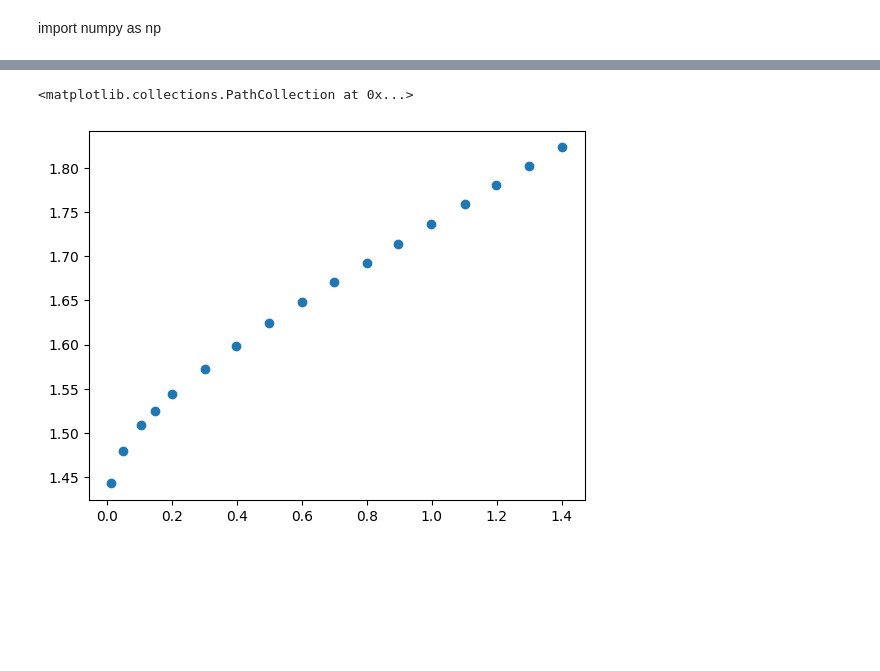
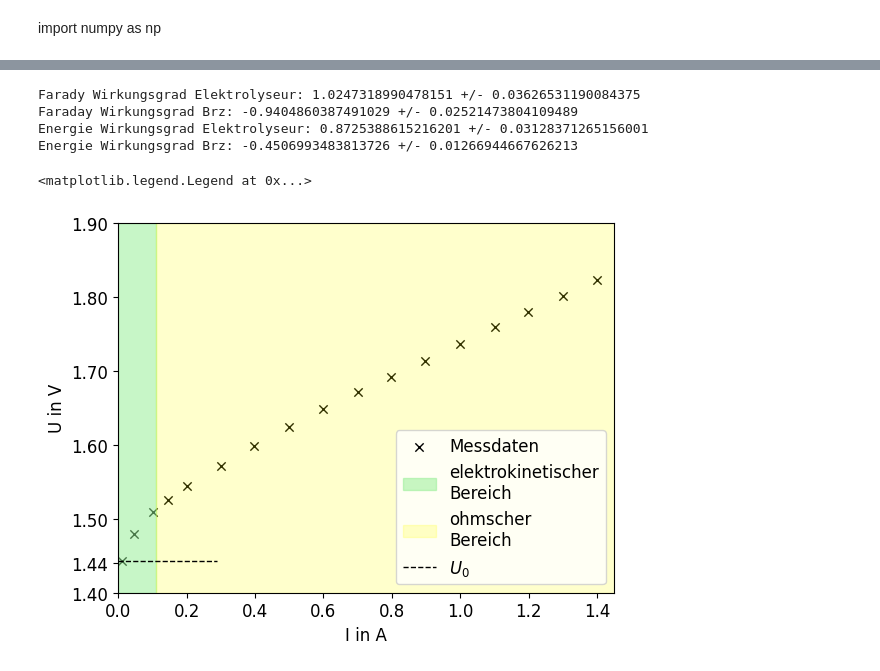
Before and after one commit to MaggdaDev/AP2, a Jupyter notebook: BRZ/brz.ipynb, the cells around one changed output, grey strips where cells are left out. Drawn from its saved outputs; the diff is of its cells as text; code cells hidden in the pictures; blank space fills up the shorter version.

```diff
--- a/BRZ/brz.ipynb
+++ b/BRZ/brz.ipynb
@@ -5,3 +5,7 @@ import numpy as np
 # %%
 import numpy as np
 import matplotlib.pyplot as plt
+from scipy.stats import linregress
+plt.rcParams['lines.linewidth'] = 1
+plt.rcParams['scatter.marker'] = "x"
+plt.rcParams['font.size'] = 12
@@ -11,10 +58,73 @@ produktionsrateVolumenH2Liter = np.array([4,11,20,26,34,42,50], dtype=float) / 1
+# %%
+f = 96485.3329
+z = 2.0
+iProduktion = 1
+iProduktionError = 0.03
+uProduktion = 1.74
+uProduktionError = 0.01
+
+iVerbrauch = 0.921
+iVerbrauchError = 0.014
+uVerbrauch = 0.710
+uVerbrauchError = 0.006
+
+energieKonstante = 11780
+
+molaresVolumenLiterProMol = 24.27
+
+wirkungsgradFaradayElektrolyseur = (z * f * produktionsrateLiterProSekunde) / (iProduktion * molaresVolumenLiterProMol)
+wirkungsgradFaradayElektrolyseurDelProduktionsrate = ( z * f) / (iProduktion * molaresVolumenLiterProMol)
+wirkungsgradFaradayElektrolyseurDelI = -(z * f * produktionsrateLiterProSekunde) / (molaresVolumenLiterProMol * (iProduktion ** 2.0))
+wirkungsgradFaradayElektrolyseurError = np.sqrt((wirkungsgradFaradayElektrolyseurDelProduktionsrate * produktionsrateLiterProSekundeError) ** 2.0 + (wirkungsgradFaradayElektrolyseurDelI * iProduktionError) ** 2.0)
+print("Farady Wirkungsgrad Elektrolyseur:", wirkungsgradFaradayElektrolyseur, "+/-", wirkungsgradFaradayElektrolyseurError)
+
+wirkungsgradFaradayBrz = (iVerbrauch * molaresVolumenLiterProMol) / (2 * f * verbrauchsrateLiterProSekunde)
+wirkungsgradFaradayBrzDelI = molaresVolumenLiterProMol / (2 * f * verbrauchsrateLiterProSekunde)
+wirkungsgradFaradayBrzDelVerbrauch = -(iVerbrauch * molaresVolumenLiterProMol) / (2 * f * (verbrauchsrateLiterProSekunde ** 2.0))
+wirkungsgradFaradayBrzError = np.sqrt((wirkungsgradFaradayBrzDelI * iVerbrauchError) ** 2.0 + (wirkungsgradFaradayBrzDelVerbrauch * verbrauchsrateLiterProSekundeError) ** 2.0)
+print("Faraday Wirkungsgrad Brz:", wirkungsgradFaradayBrz, "+/-", wirkungsgradFaradayBrzError)
+
+wirkungsgradEnergieElektrolyseur = energieKonstante * produktionsrateLiterProSekunde / (iProduktion * uProduktion)
+wirkungsgradEnergieElektrolyseurDelProduktionsrate = energieKonstante / (iProduktion * uProduktion)
+wirkungsgradEnergieElektrolyseurDelI = -energieKonstante * produktionsrateLiterProSekunde / (iProduktion ** 2.0 * uProduktion)
+wirkungsgradEnergieElektrolyseurDelU = -energieKonstante * produktionsrateLiterProSekunde / (iProduktion * (uProduktion ** 2.0))
+wirkungsgradEnergieElektrolyseurError = np.sqrt((wirkungsgradEnergieElektrolyseurDelProduktionsrate * produktionsrateLiterProSekundeError) ** 2.0
+                                                + (wirkungsgradEnergieElektrolyseurDelI * iProduktionError) ** 2.0
+                                                + (wirkungsgradEnergieElektrolyseurDelU * uProduktionError) ** 2.0)
+print("Energie Wirkungsgrad Elektrolyseur:", wirkungsgradEnergieElektrolyseur, "+/-", wirkungsgradEnergieElektrolyseurError)
+
+wirkungsgradEnergieBrz = (iVerbrauch * uVerbrauch) / ( energieKonstante * verbrauchsrateLiterProSekunde)
+wirkungsgradEnergieBrzDelI = uVerbrauch / (energieKonstante * verbrauchsrateLiterProSekunde)
+wirkungsgradEnergieBrzDelU = iVerbrauch / (energieKonstante * verbrauchsrateLiterProSekunde)
+wirkungsgradEnergieBrzDelVerbrauch = -(iVerbrauch * uVerbrauch) / (energieKonstante * (verbrauchsrateLiterProSekunde ** 2.0))
+wirkungsgradEnergieBrzError = np.sqrt((wirkungsgradEnergieBrzDelI * iVerbrauchError) ** 2.0
+                                        + (wirkungsgradEnergieBrzDelU * uVerbrauchError) ** 2.0
+                                        + (wirkungsgradEnergieBrzDelVerbrauch * verbrauchsrateLiterProSekundeError) ** 2.0)
+print("Energie Wirkungsgrad Brz:", wirkungsgradEnergieBrz, "+/-", wirkungsgradEnergieBrzError)
+# %% [output]
+Farady Wirkungsgrad Elektrolyseur: 1.0247318990478151 +/- 0.03626531190084375
+Faraday Wirkungsgrad Brz: -0.9404860387491029 +/- 0.02521473804109489
+Energie Wirkungsgrad Elektrolyseur: 0.8725388615216201 +/- 0.03128371265156001
+Energie Wirkungsgrad Brz: -0.4506993483813726 +/- 0.01266944667626213
 # %%
 iKennlinieDataAmpere = np.array([12, 47, 103, 147, 200, 300, 397, 498, 600, 700, 799, 896, 998, 1103, 1198, 1299, 1401], dtype=float) / 1000.0
 uKennlinieDataVolt = np.array([1443, 1480, 1509, 1525, 1544, 1572, 1598, 1624, 1648, 1671, 1692, 1714, 1737, 1759, 1780, 1802, 1823], dtype=float) / 1000.0
+plt.xlim(0, 1.45)
+plt.ylim(1.4, 1.85)
+plt.scatter(iKennlinieDataAmpere, uKennlinieDataVolt, label="Messdaten", color="black")
+min_voltage = np.min(uKennlinieDataVolt)
 
-plt.scatter(iKennlinieDataAmpere, uKennlinieDataVolt)
+plt.yticks(list(plt.yticks()[0]) + [1.44])
+
+plt.axvspan(0, 0.11,  color="lightgreen", alpha=0.5, label="elektrokinetischer\nBereich")
+plt.axvspan(0.11, 1.5,  color="yellow", alpha=0.2, label="ohmscher\nBereich")
+
+plt.axhline(y=min_voltage, xmax=0.2, color='black', linestyle='--', label='$U_0$')
+plt.xlabel("I in A")
+plt.ylabel("U in V")
+plt.legend()
 # %% [output]
-<matplotlib.collections.PathCollection at 0x...>
+<matplotlib.legend.Legend at 0x...>
-[figure, old version]
+[figure, new version]
 # %%
 rDataParallel = np.array([
```
Also changed, not shown: parts of 4 cells of this notebook, 15 other files.
